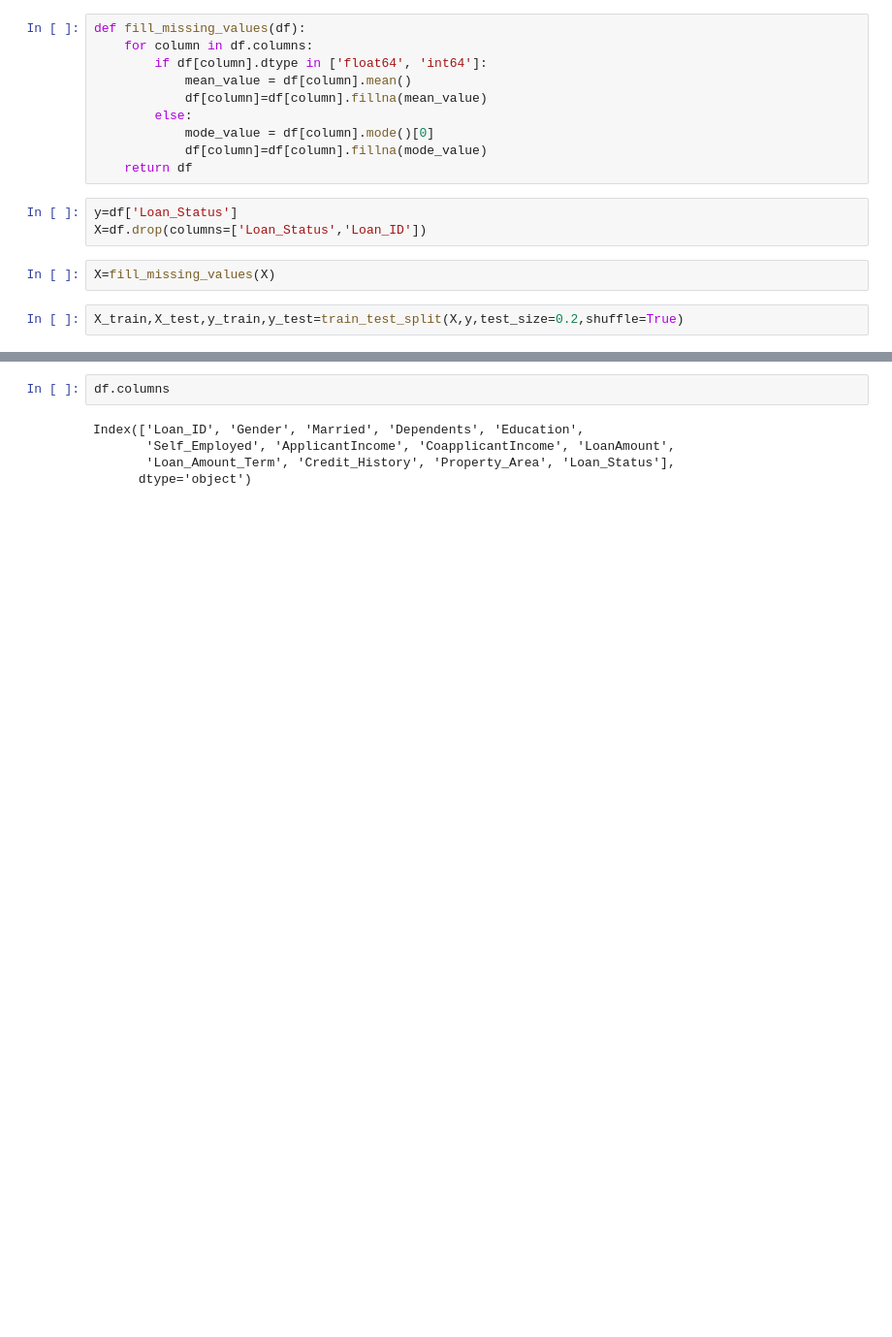
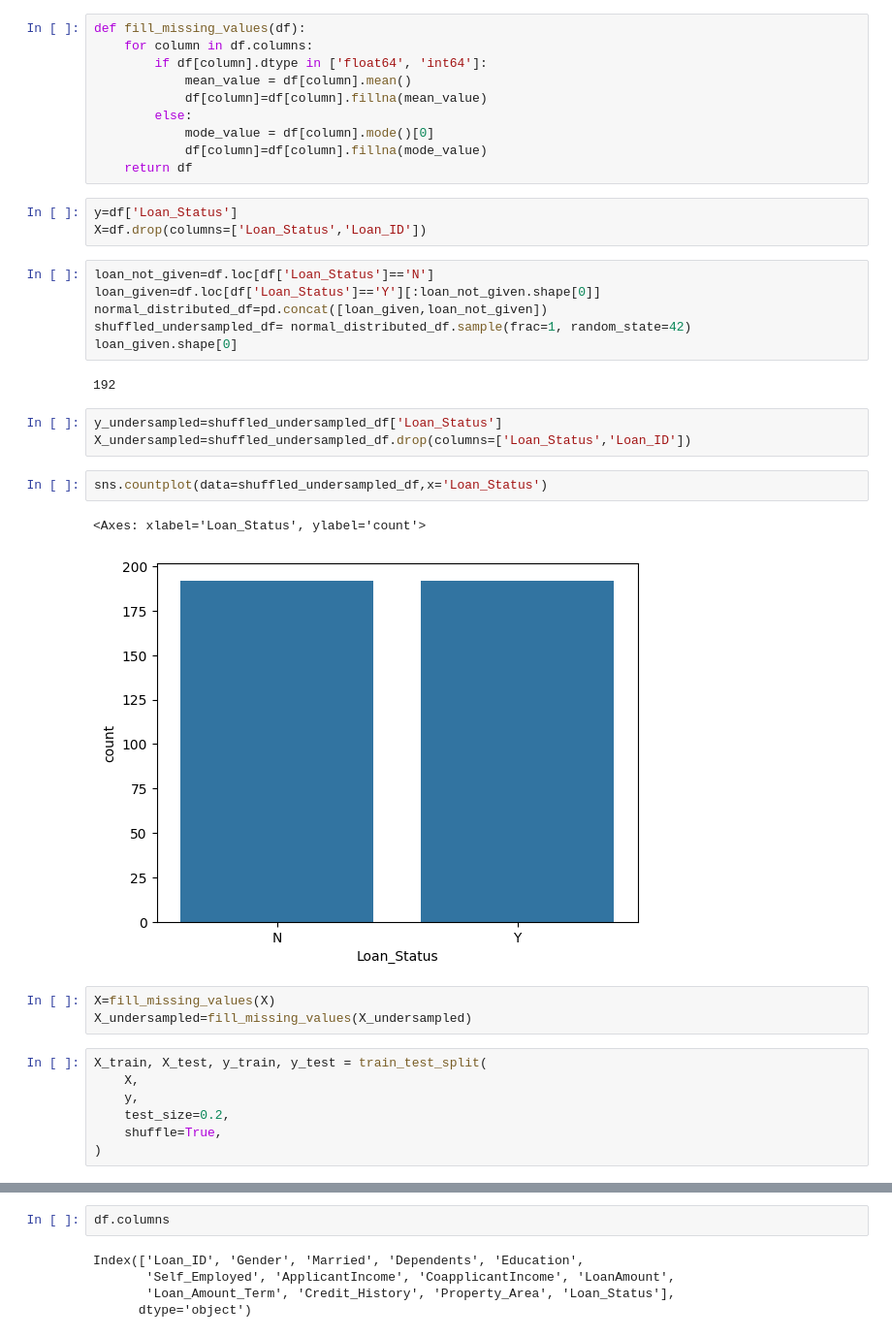
Before and after one commit to data-eater/python_practice_code, a Jupyter notebook: model_training_vsales_assign/classification.ipynb, the cells around one changed output, grey strips where cells are left out. Shown at 97% size. Drawn from its saved outputs; the diff is of its cells as text; blank space fills up the shorter version.

```diff
--- a/model_training_vsales_assign/classification.ipynb
+++ b/model_training_vsales_assign/classification.ipynb
@@ -238,7 +245,29 @@ def fill_missing_values(df):
 # %%
 y=df['Loan_Status']
 X=df.drop(columns=['Loan_Status','Loan_ID'])
+# %%
+loan_not_given=df.loc[df['Loan_Status']=='N']
+loan_given=df.loc[df['Loan_Status']=='Y'][:loan_not_given.shape[0]]
+normal_distributed_df=pd.concat([loan_given,loan_not_given])
+shuffled_undersampled_df= normal_distributed_df.sample(frac=1, random_state=42)
+loan_given.shape[0]
+# %% [output]
+192
+# %%
+y_undersampled=shuffled_undersampled_df['Loan_Status']
+X_undersampled=shuffled_undersampled_df.drop(columns=['Loan_Status','Loan_ID'])
+# %%
+sns.countplot(data=shuffled_undersampled_df,x='Loan_Status')
+# %% [output]
+<Axes: xlabel='Loan_Status', ylabel='count'>
+[figure, added]
 # %%
 X=fill_missing_values(X)
+X_undersampled=fill_missing_values(X_undersampled)
 # %%
-X_train,X_test,y_train,y_test=train_test_split(X,y,test_size=0.2,shuffle=True)
+X_train, X_test, y_train, y_test = train_test_split(
+    X,
+    y,
+    test_size=0.2,
+    shuffle=True,
+)
```
Also changed, not shown: parts of 25 cells of this notebook, 2 other files.
